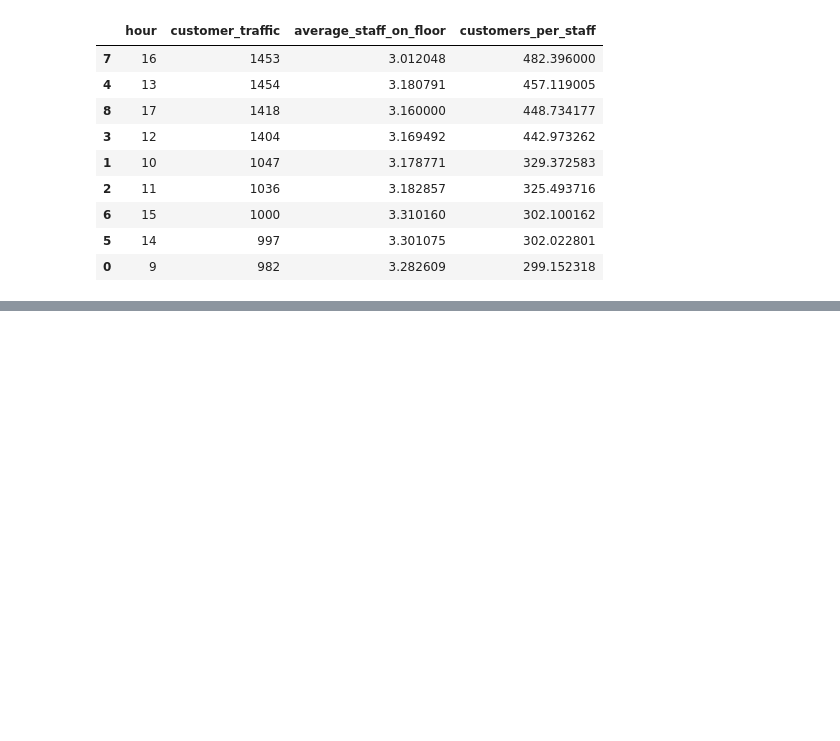
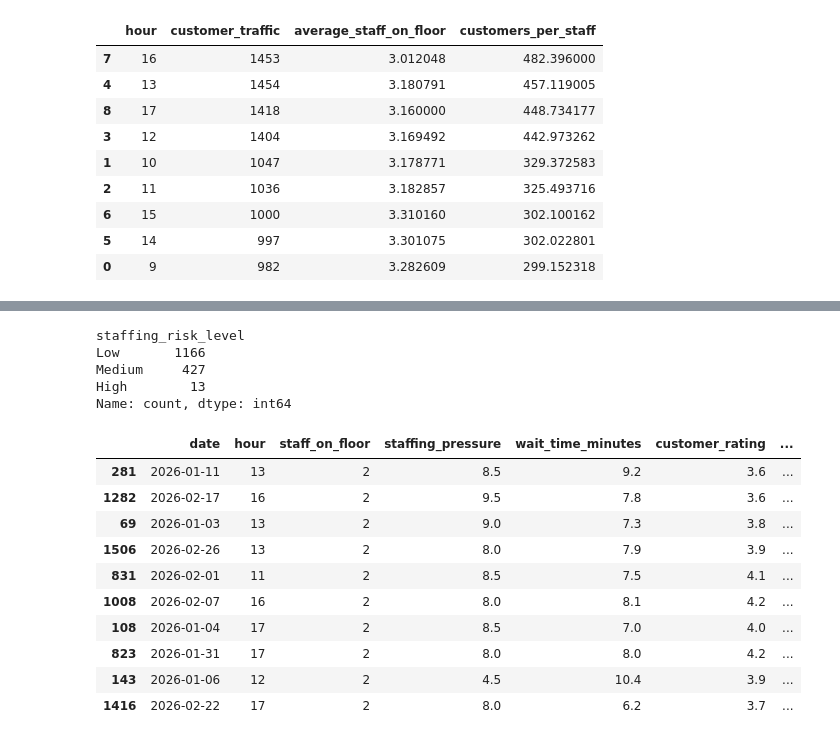
Before and after one commit to BhargaviKAN/storepilot, a Jupyter notebook: 01_data_quality_analysis.ipynb, the cells around one changed output, grey strips where cells are left out. Saved outputs shown, nothing was run; the diff lists cells and outputs as text; code cells hidden in the pictures; blank space fills up the shorter version.

Commit message:
Add staffing risk scoring and explainable recommendations

```diff
--- a/01_data_quality_analysis.ipynb
+++ b/01_data_quality_analysis.ipynb
@@ -419,0 +440,6 @@ hourly_staffing[[
+# %%
+df["staffing_risk_score"] = (
+    0.4 * df["pressure_norm"] +
+    0.4 * df["wait_norm"] +
+    0.2 * df["rating_risk_norm"]
+) * 100
@@ -419,0 +474,47 @@ hourly_staffing[[
+# %%
+def classify_risk(score):
+    if score >= 70:
+        return "High"
+    elif score >= 40:
+        return "Medium"
+    else:
+        return "Low"
+
+df["staffing_risk_level"] = df["staffing_risk_score"].apply(classify_risk)
+
+df["staffing_risk_level"].value_counts()
+# %% [output]
+staffing_risk_level
+Low       1166
+Medium     427
+High        13
+Name: count, dtype: int64
+# %%
+high_risk_periods = df[
+    df["staffing_risk_level"] == "High"
+][[
+    "date",
+    "hour",
+    "staff_on_floor",
+    "staffing_pressure",
+    "wait_time_minutes",
+    "customer_rating",
+    "staffing_risk_score"
+]].sort_values(
+    "staffing_risk_score",
+    ascending=False
+)
+
+high_risk_periods.head(10)
+# %% [output]
+|  | date | hour | staff_on_floor | staffing_pressure | wait_time_minutes | customer_rating | ... |
+| 281 | 2026-01-11 | 13 | 2 | 8.5 | 9.2 | 3.6 | ... |
+| 1282 | 2026-02-17 | 16 | 2 | 9.5 | 7.8 | 3.6 | ... |
+| 69 | 2026-01-03 | 13 | 2 | 9.0 | 7.3 | 3.8 | ... |
+| 1506 | 2026-02-26 | 13 | 2 | 8.0 | 7.9 | 3.9 | ... |
+| 831 | 2026-02-01 | 11 | 2 | 8.5 | 7.5 | 4.1 | ... |
+| 1008 | 2026-02-07 | 16 | 2 | 8.0 | 8.1 | 4.2 | ... |
+| 108 | 2026-01-04 | 17 | 2 | 8.5 | 7.0 | 4.0 | ... |
+| 823 | 2026-01-31 | 17 | 2 | 8.0 | 8.0 | 4.2 | ... |
+| 143 | 2026-01-06 | 12 | 2 | 4.5 | 10.4 | 3.9 | ... |
+| 1416 | 2026-02-22 | 17 | 2 | 8.0 | 6.2 | 3.7 | ... |
```
Also changed, not shown: parts of 8 cells of this notebook.
